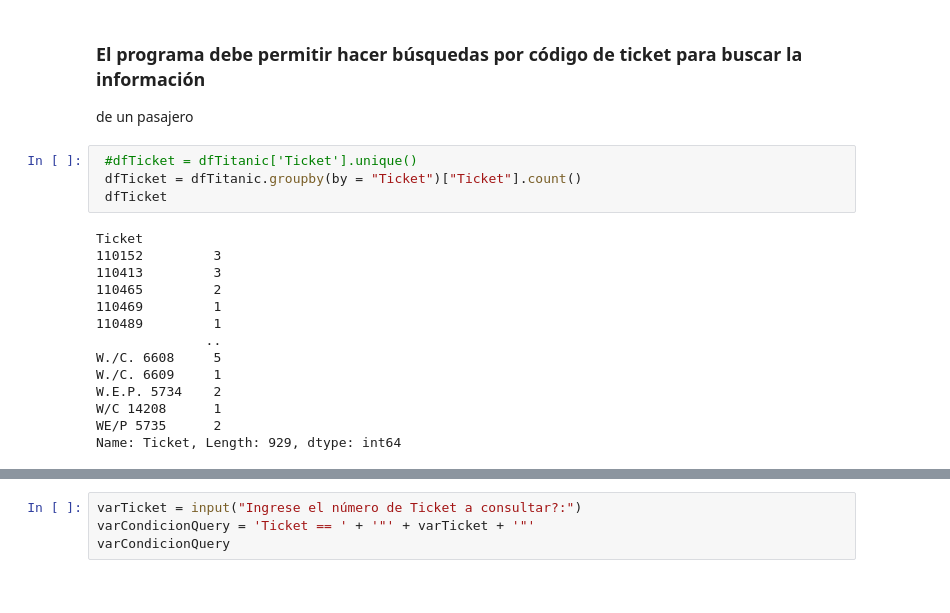
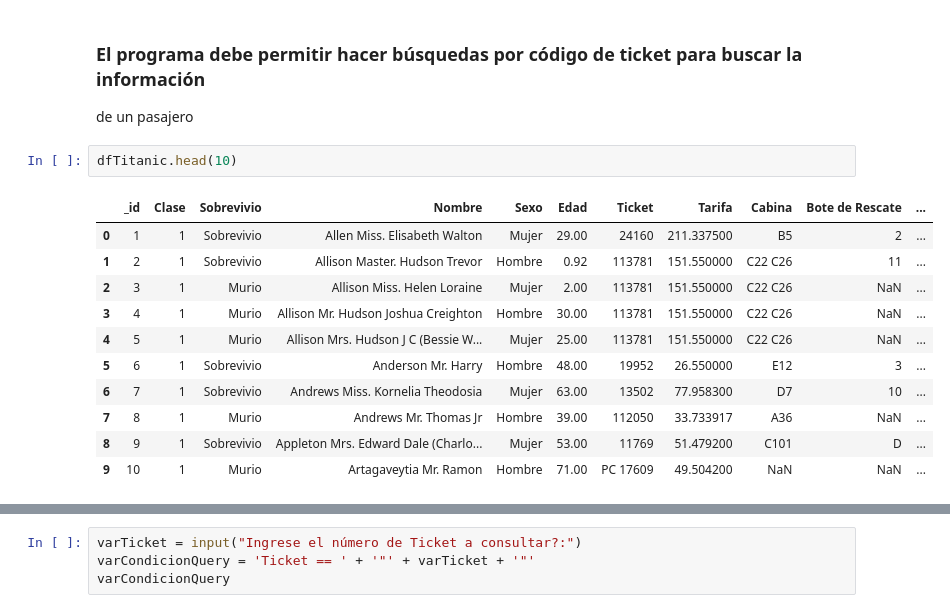
Before and after one commit to eescalante58/Repositorio-Python, a Jupyter notebook: TareaTitanic.ipynb, the cells around one changed output, grey strips where cells are left out. Cells and saved outputs as stored; diff of their text form.

```diff
--- a/TareaTitanic.ipynb
+++ b/TareaTitanic.ipynb
@@ -72,21 +72,17 @@ dfTitanic
 # %% [markdown]
 ### El programa debe permitir hacer búsquedas por código de ticket para buscar la información
 de un pasajero
-# %%
- #dfTicket = dfTitanic['Ticket'].unique()
- dfTicket = dfTitanic.groupby(by = "Ticket")["Ticket"].count()
- dfTicket
-# %% [output]
-Ticket
-110152         3
-110413         3
-110465         2
-110469         1
-110489         1
-              ..
-W./C. 6608     5
-W./C. 6609     1
-W.E.P. 5734    2
-W/C 14208      1
-WE/P 5735      2
-Name: Ticket, Length: 929, dtype: int64
+# %%
+dfTitanic.head(10)
+# %% [output]
+|  | _id | Clase | Sobrevivio | Nombre | Sexo | Edad | Ticket | Tarifa | Cabina | Bote de Rescate | ... |
+| 0 | 1 | 1 | Sobrevivio | Allen Miss. Elisabeth Walton | Mujer | 29.00 | 24160 | 211.337500 | B5 | 2 | ... |
+| 1 | 2 | 1 | Sobrevivio | Allison Master. Hudson Trevor | Hombre | 0.92 | 113781 | 151.550000 | C22 C26 | 11 | ... |
+| 2 | 3 | 1 | Murio | Allison Miss. Helen Loraine | Mujer | 2.00 | 113781 | 151.550000 | C22 C26 | NaN | ... |
+| 3 | 4 | 1 | Murio | Allison Mr. Hudson Joshua Creighton | Hombre | 30.00 | 113781 | 151.550000 | C22 C26 | NaN | ... |
+| 4 | 5 | 1 | Murio | Allison Mrs. Hudson J C (Bessie W... | Mujer | 25.00 | 113781 | 151.550000 | C22 C26 | NaN | ... |
+| 5 | 6 | 1 | Sobrevivio | Anderson Mr. Harry | Hombre | 48.00 | 19952 | 26.550000 | E12 | 3 | ... |
+| 6 | 7 | 1 | Sobrevivio | Andrews Miss. Kornelia Theodosia | Mujer | 63.00 | 13502 | 77.958300 | D7 | 10 | ... |
+| 7 | 8 | 1 | Murio | Andrews Mr. Thomas Jr | Hombre | 39.00 | 112050 | 33.733917 | A36 | NaN | ... |
+| 8 | 9 | 1 | Sobrevivio | Appleton Mrs. Edward Dale (Charlo... | Mujer | 53.00 | 11769 | 51.479200 | C101 | D | ... |
+| 9 | 10 | 1 | Murio | Artagaveytia Mr. Ramon | Hombre | 71.00 | PC 17609 | 49.504200 | NaN | NaN | ... |
```
Also changed, not shown: parts of 2 cells of this notebook.
